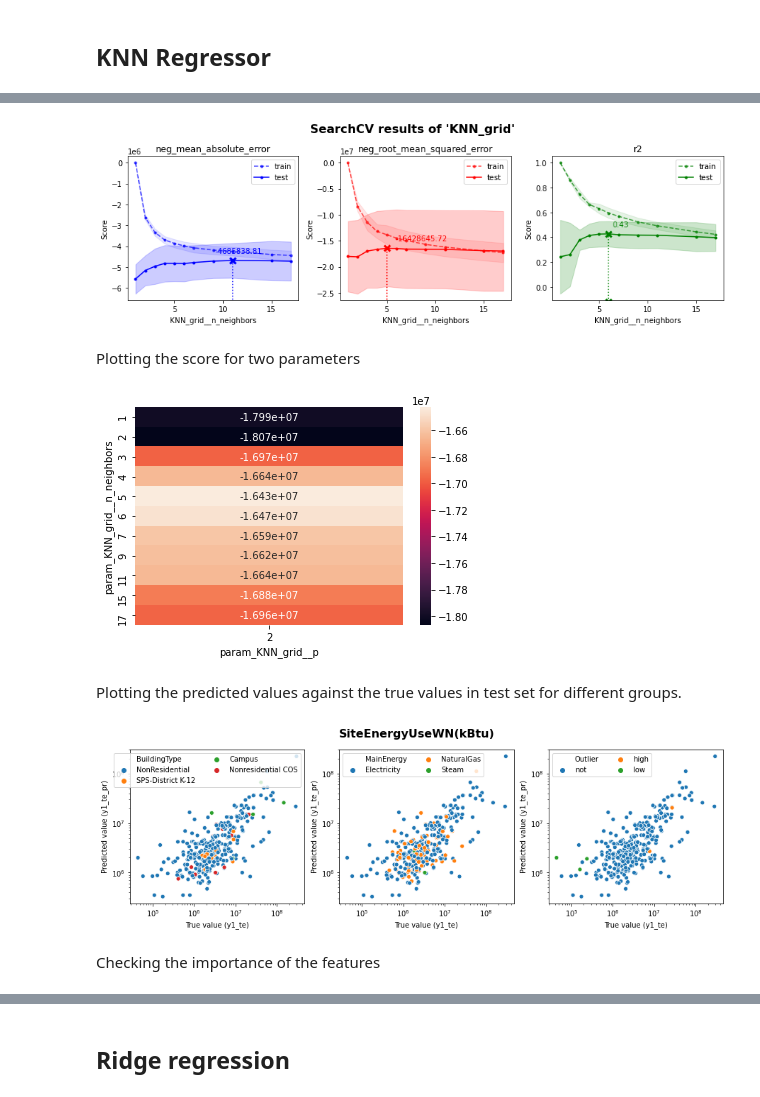
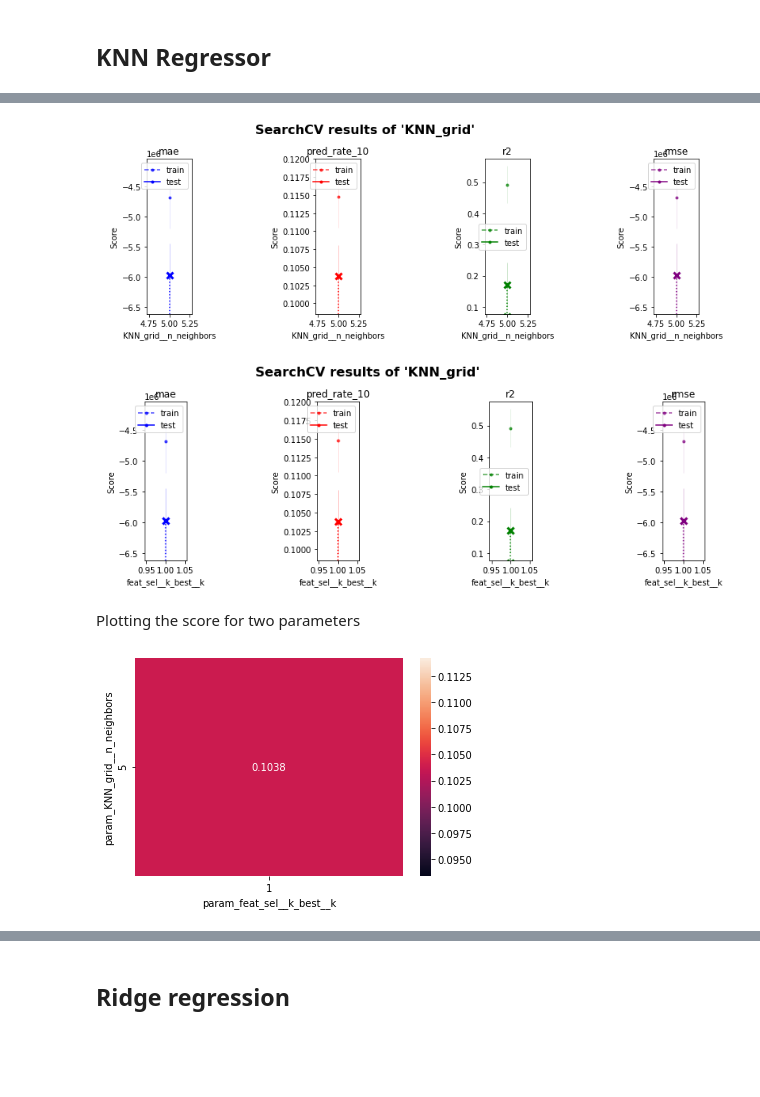
Before and after one commit to SmellyArmure/OC_DS_Project4, a Jupyter notebook: NOTEBOOKS/A_TRIER.ipynb, the cells around one changed output, grey strips where cells are left out. Saved outputs shown, nothing was run; the diff lists cells and outputs as text; code cells hidden in the pictures; blank space fills up the shorter version.

```diff
--- a/NOTEBOOKS/A_TRIER.ipynb
+++ b/NOTEBOOKS/A_TRIER.ipynb
@@ -141,0 +153,2 @@ dict_models = {}
+# %%
+skf = list(StratifiedKFold(3).split(X_tr,X_tr[group_col]))
@@ -142,28 +195,36 @@ dict_models = {}
 # %% [markdown]
 ## KNN Regressor
 # %%
-# from sklearn.compose import ColumnTransformer
+from sklearn.pipeline import Pipeline
 from sklearn.neighbors import KNeighborsRegressor
+from sklearn.feature_selection import SelectKBest, mutual_info_regression, f_regression
 
 reg = KNeighborsRegressor()
 name_reg = 'KNN_grid'
-param_grid={'preproc__strat_binary': ['ord'],
-            'preproc__strat_low_card': ['ohe'], # 'ohe', 'bin', 'ord', 'hash', 'loo'
-            'preproc__strat_high_card': ['ohe'], # 'ohe', 'bin', 'ord', 'hash', 'loo'
-            'preproc__strat_quant': ['stand'], # 'stand', 'minmax', 'maxabs', 'robust', 'norm', 'quant_uni', 'quant_norm', 'pow'
-            name_reg+'__n_neighbors': [1,2,3,4,5,6,7,9,11,15,17], # 1,2,3,5,7,9,11,15,17
-            name_reg+'__p': [2]} # 1,2
+param_grid={'preproc__cust_trans__strat_binary': ['ord'],
+            'preproc__cust_trans__strat_low_card': ['ohe'], # 'ohe', 'bin', 'ord', 'hash', 'loo'
+            'preproc__cust_trans__strat_high_card': ['ohe'], # 'ohe', 'bin', 'ord', 'hash', 'loo'
+            'preproc__cust_trans__strat_quant': ['stand'], # 'stand', 'minmax', 'maxabs', 'robust', 'norm', 'quant_uni', 'quant_norm', 'pow'
+            'feat_sel__k_best__k': range(10,25),
+            'feat_sel__k_best__score_func': [f_regression, mutual_info_regression], #,mutual_info_regression
+            name_reg+'__n_neighbors': [5], # 1,2,3,5,7,9,11,15,17
+            name_reg+'__p': [1]} # 1,2
 
-# refit is set by default with 'neg_root_mean_squared_error'
+feat_sel_pipe = Pipeline([('k_best', SelectKBest())])
+preproc_pipe = Pipeline([('cust_trans', CustTransformer(thresh_card=12))])
+pipe = Pipeline([('preproc', preproc_pipe),
+	    	     ('feat_sel', feat_sel_pipe),
+	             (name_reg, reg)])
+# pipe.get_params().keys() # to display available parameters
+
 dict_models[name_reg] = \
-     model_optimizer(CustTransformer(thresh_card=12),
-                    name_reg, reg, param_grid,
-                    X_tr, y1_tr,
-                    cv_search=skf,
-                    scv_scores = ['neg_root_mean_squared_error',
-                                  'neg_mean_absolute_error',
-                                  'r2'],
-                    search_strat='grid')#, n_iter=200)
+    model_optimizer(name_reg, reg, param_grid,
+                    pipe, X_tr, y_tr,
+                    cv_search = skf,
+                    scv_scores = scorers,
+                    refit = score_refit,
+                    search_strat = 'grid',
+                    verbose=2, n_iter=50)
 
 new_df_res = scv_perf_fetcher(name_reg, dict_models[name_reg])
 df_res = pd.concat([df_res, new_df_res], axis=1)
@@ -196,37 +236,19 @@ df_res
 # %%
 name_reg='KNN_grid'
 scv = dict_models[name_reg]
 param = name_reg+'__'+'n_neighbors'
+plot_scv_multi_scores(name_reg, scv, param, )
+param = 'feat_sel__k_best__k'
 plot_scv_multi_scores(name_reg, scv, param)
 # %% [output]
-[figure, old version]
+[figure, new version]
+[figure, added]
 # %% [markdown]
 Plotting the score for two parameters
 # %%
 name_reg='KNN_grid'
 scv = dict_models[name_reg]
-params = ['KNN_grid__n_neighbors', 'KNN_grid__p']
-plot_2D_hyperparam_opt(scv=scv, params=params)
+params = ['KNN_grid__n_neighbors', 'feat_sel__k_best__k']
+plot_2D_hyperparam_opt(scv=scv, params=params, score=score_refit)
 # %% [output]
-[figure, old version]
+[figure, new version]
-# %% [markdown]
-Plotting the predicted values against the true values in test set for different groups.
-# %%
-y1_pr = knn_gscv.predict(X_te)
-
-col_groups = ['BuildingType', 'MainEnergy', 'Outlier']
-fig, axs = plt.subplots(1,len(col_groups))
-for c, ax in zip(col_groups, axs):
-    sns.scatterplot(y1_te, y1_pr, hue=X_te[c], ax=ax)
-    ax.set_xscale('log'), ax.set_yscale('log'),
-    ax.set_xlabel('True value (y1_te)')
-    ax.set_ylabel('Predicted value (y1_te_pr)')
-    ax.legend( ncol=2, )#bbox_to_anchor=(0.6,-0.2),
-fig.suptitle('SiteEnergyUseWN(kBtu)', fontsize=16, fontweight='bold')
-fig.set_size_inches(5*len(col_groups),4)
-fig.set_facecolor('w')
-plt.show()
-# %% [output]
-[figure, removed]
-# %% [markdown]
-Checking the importance of the features
```
Also changed, not shown: parts of 43 cells of this notebook, 11 other files.
